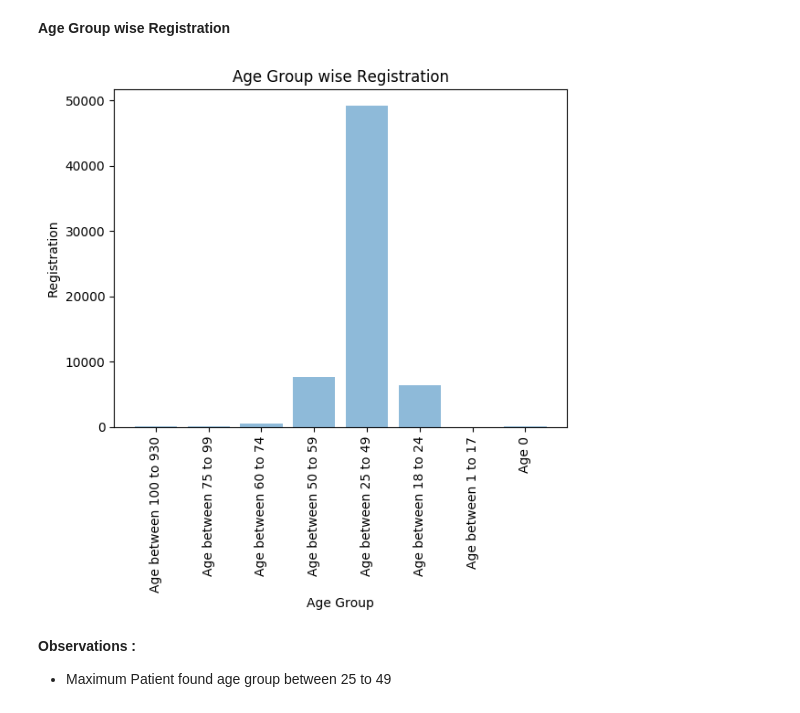
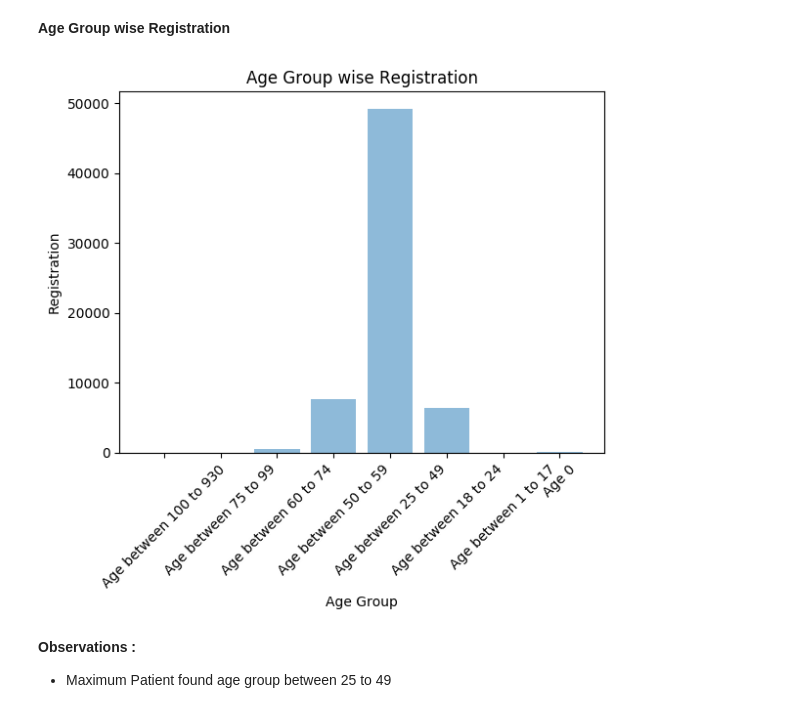
Before and after one commit to dharmendra-chouhan/s2datascience, a Jupyter notebook: Extracted_Construction_Worker_Patient_Details_Files.ipynb, the cells around one changed output. Saved outputs shown, nothing was run; the diff lists cells and outputs as text; code cells hidden in the pictures.

```diff
--- a/Extracted_Construction_Worker_Patient_Details_Files.ipynb
+++ b/Extracted_Construction_Worker_Patient_Details_Files.ipynb
@@ -371,35 +371,37 @@ for index1, row in agewisereg.iterrows():
     nmaxagemore25to50=nmaxagemore25to50+row['regdid']
   elif (index1>=18 and index1<25):
     nmaxagemore18to25=nmaxagemore18to25+row['regdid']
   elif (index1>=1 and index1<18):
     nmaxagemore1to18=nmaxagemore1to18+row['regdid']
   elif (index1==0):
     nmaxage0=nmaxage0+row['regdid']
   else:
     nmaxage0=nmaxage0+row['regdid']
 agegroup_df = agegroup_df.append({'agegroup': 'Age between 100 to 930', 'agecount':nmaxagemore100}, ignore_index=True)
 agegroup_df = agegroup_df.append({'agegroup': 'Age between 75 to 99', 'agecount':nmaxagemore75to100}, ignore_index=True)
 agegroup_df = agegroup_df.append({'agegroup': 'Age between 60 to 74', 'agecount':nmaxagemore60to75}, ignore_index=True)
 agegroup_df = agegroup_df.append({'agegroup': 'Age between 50 to 59', 'agecount':nmaxagemore50to60}, ignore_index=True)
 agegroup_df = agegroup_df.append({'agegroup': 'Age between 25 to 49', 'agecount':nmaxagemore25to50}, ignore_index=True)
 agegroup_df = agegroup_df.append({'agegroup': 'Age between 18 to 24', 'agecount':nmaxagemore18to25}, ignore_index=True)
 agegroup_df = agegroup_df.append({'agegroup': 'Age between 1 to 17', 'agecount':nmaxagemore1to18}, ignore_index=True)
 agegroup_df = agegroup_df.append({'agegroup': 'Age 0', 'agecount':nmaxage0}, ignore_index=True)
 import matplotlib.pyplot as plt; plt.rcdefaults()
 import numpy as np
 import matplotlib.pyplot as plt
 objects = agegroup_df['agegroup']
 y_pos = np.arange(len(objects))
 performance = agegroup_df['agecount']
 plt.bar(y_pos, performance, align='center', alpha=0.5)
 plt.xticks(y_pos, objects)
 plt.ylabel('Registration')
 plt.xlabel('Age Group')
-plt.xticks(rotation=90)
+plt.xticks(rotation=45)
 plt.title('Age Group wise Registration')
 plt.show()
+
+# files.download('fig2.png')
 # %% [output]
-[figure, old version]
+[figure, new version]
 # %% [markdown]
 **Observations :**
 
```
Also changed, not shown: parts of 5 cells of this notebook.
